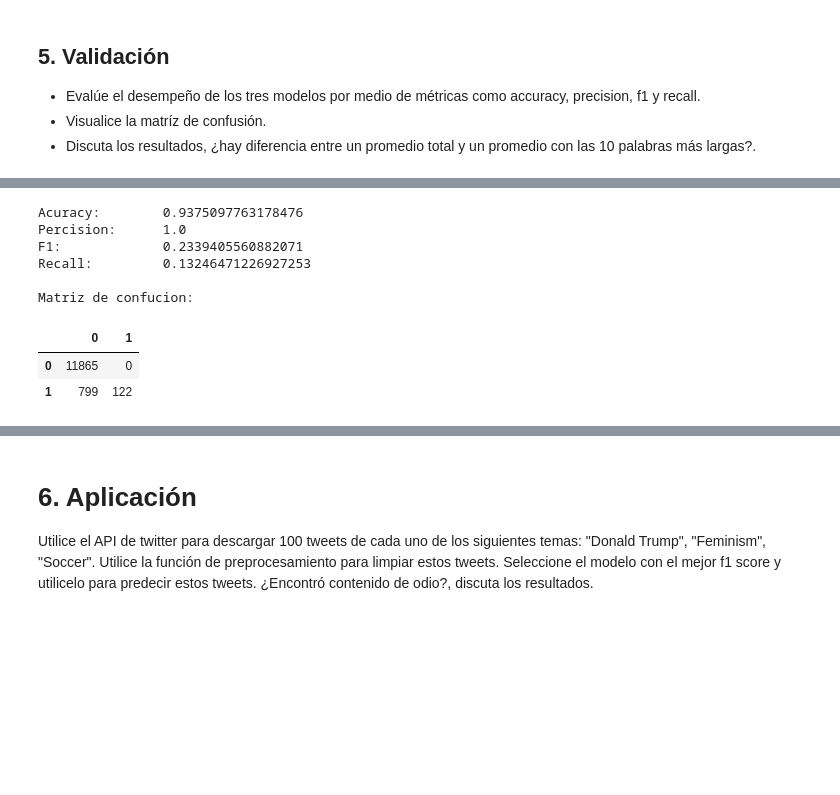
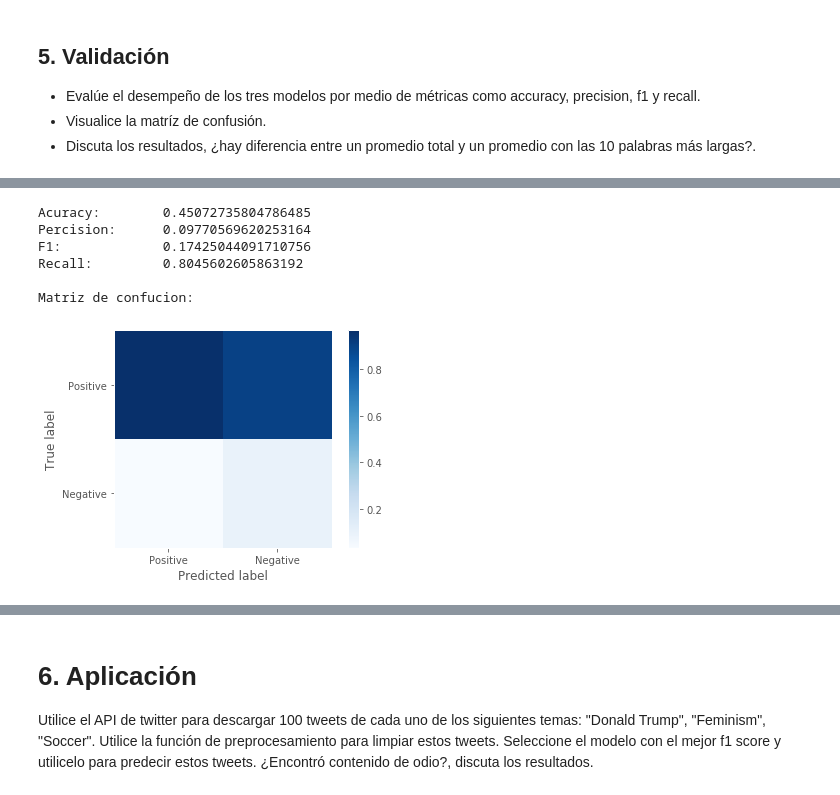
Before and after one commit to juan19932carlos/Notebooks, a Jupyter notebook: NLP/Talleres/taller_clasificacion.ipynb, the cells around one changed output, grey strips where cells are left out. Saved outputs shown, nothing was run; the diff lists cells and outputs as text; code cells hidden in the pictures; blank space fills up the shorter version.

```diff
--- a/NLP/Talleres/taller_clasificacion.ipynb
+++ b/NLP/Talleres/taller_clasificacion.ipynb
@@ -341,15 +344,15 @@ print(tt_matrix.toarray())
 # from gensim.test.utils import common_texts
 from gensim.models import Word2Vec
 
-model = Word2Vec(train_df.tokens, size=50, window=5, min_count=1, workers=4)
-model
+w2v_model = Word2Vec(train_df.tokens, size=50, window=5, min_count=1, workers=4)
+w2v_model
 # %% [output]
 <gensim.models.word2vec.Word2Vec at 0x...>
 # %%
 def to_vect(t):
-    if t in model:
-        return model[t]
-    return np.zeros(model.vector_size, dtype=np.float32)
+    if t in w2v_model:
+        return w2v_model[t]
+    return np.zeros(w2v_model.vector_size, dtype=np.float32)
 to_vect("@")
 # %% [output]
 array([0., 0., 0., 0., 0., 0., 0., 0., 0., 0., 0., 0., 0., 0., 0., 0., 0.,
@@ -360,7 +363,7 @@ array([0., 0., 0., 0., 0., 0., 0., 0., 0., 0., 0., 0., 0., 0., 0., 0., 0.,
 # Representación word2vec 1
 def w2v_repr1(doc_tokenized):
     if len(doc_tokenized) == 0:
-        return np.zeros(model.vector_size, dtype=np.float32)
+        return np.zeros(w2v_model.vector_size, dtype=np.float32)
 
     vectors = np.array([to_vect(t) for t in doc_tokenized])
     return pd.Series(vectors.mean(axis=0))
@@ -489,26 +570,34 @@ Matriz de confucion:
 # %%
-# Evaluación del modelo de tfifd
+# Evaluación del primer modelo word2vec
 X_test = test_df.tokens.apply(w2v_repr1).to_numpy()
 
-prerdict_Y = test_df.tokens.apply(w2v_repr1).to_numpy()
+prerdict_Y = gnb_v1.predict(X_test)
 
 print(f'''
 Acuracy:\t{accuracy_score(test_Y, prerdict_Y)}
 Percision:\t{precision_score(test_Y, prerdict_Y)}
 F1:\t\t{f1_score(test_Y, prerdict_Y)}
 Recall:\t\t{recall_score(test_Y, prerdict_Y)}
 
 Matriz de confucion:
 ''')
-pd.DataFrame(confusion_matrix(test_Y, prerdict_Y))
+plot_confusion_matrix(
+    gnb_v1,
+    X_test,
+    test_Y,
+    display_labels=['Positive', 'Negative'],
+    normalize='pred',
+    include_values=False,
+    cmap=plt.cm.Blues,
+)
+plt.grid(False)
+plt.show()
 # %% [output]
-Acuracy:        0.9375097763178476
-Percision:      1.0
-F1:             0.2339405560882071
-Recall:         0.13246471226927253
+Acuracy:        0.45072735804786485
+Percision:      0.09770569620253164
+F1:             0.17425044091710756
+Recall:         0.8045602605863192
 
 Matriz de confucion:
-|  | 0 | 1 |
-| 0 | 11865 | 0 |
-| 1 | 799 | 122 |
+[figure, added]
 # %%
```
Also changed, not shown: parts of 29 cells of this notebook.
